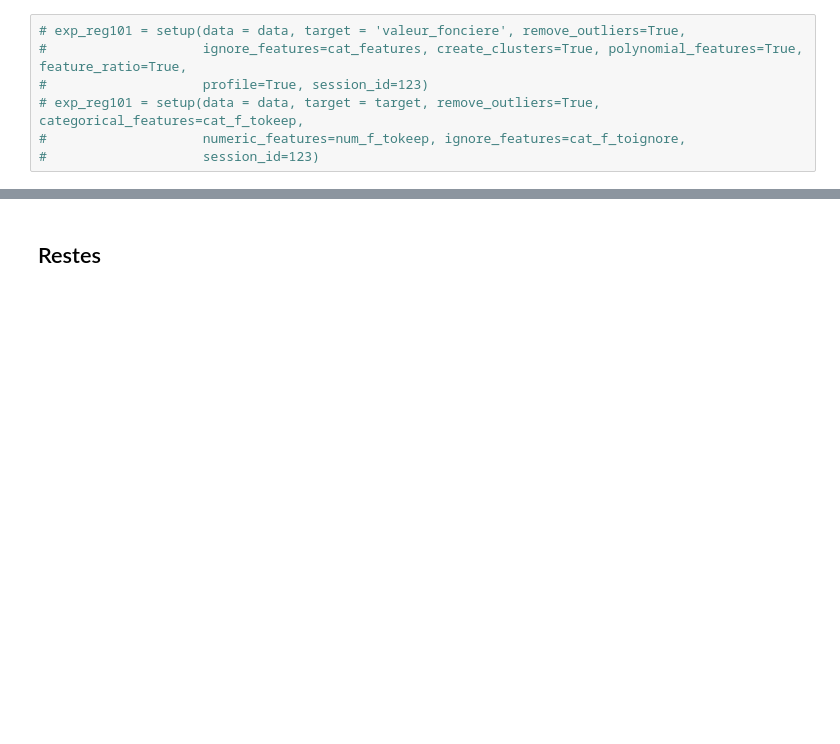
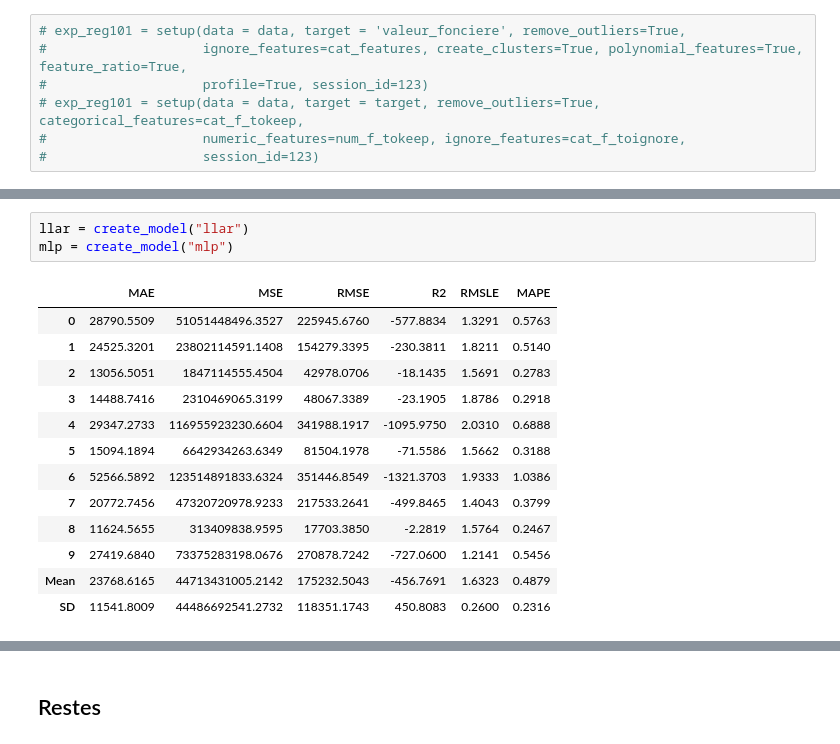
Before and after one commit to stbeau/projet-62, a Jupyter notebook: notebooks/exploratory/0.1-stbeau-Modele de depart pour tester l'API.ipynb, the cells around one changed output, grey strips where cells are left out. Drawn from its saved outputs; the diff is of its cells as text; blank space fills up the shorter version.

```diff
--- a/notebooks/exploratory/0.1-stbeau-Modele de depart pour tester l'API.ipynb
+++ b/notebooks/exploratory/0.1-stbeau-Modele de depart pour tester l'API.ipynb
@@ -93,0 +153,17 @@ compare_models(exclude=["catboost", "svm", "et", "tr", "rf", "ransac", "gbr","ad
+# %%
+llar = create_model("llar")
+mlp = create_model("mlp")
+# %% [output]
+|  | MAE | MSE | RMSE | R2 | RMSLE | MAPE |
+| 0 | 28790.5509 | 51051448496.3527 | 225945.6760 | -577.8834 | 1.3291 | 0.5763 |
+| 1 | 24525.3201 | 23802114591.1408 | 154279.3395 | -230.3811 | 1.8211 | 0.5140 |
+| 2 | 13056.5051 | 1847114555.4504 | 42978.0706 | -18.1435 | 1.5691 | 0.2783 |
+| 3 | 14488.7416 | 2310469065.3199 | 48067.3389 | -23.1905 | 1.8786 | 0.2918 |
+| 4 | 29347.2733 | 116955923230.6604 | 341988.1917 | -1095.9750 | 2.0310 | 0.6888 |
+| 5 | 15094.1894 | 6642934263.6349 | 81504.1978 | -71.5586 | 1.5662 | 0.3188 |
+| 6 | 52566.5892 | 123514891833.6324 | 351446.8549 | -1321.3703 | 1.9333 | 1.0386 |
+| 7 | 20772.7456 | 47320720978.9233 | 217533.2641 | -499.8465 | 1.4043 | 0.3799 |
+| 8 | 11624.5655 | 313409838.9595 | 17703.3850 | -2.2819 | 1.5764 | 0.2467 |
+| 9 | 27419.6840 | 73375283198.0676 | 270878.7242 | -727.0600 | 1.2141 | 0.5456 |
+| Mean | 23768.6165 | 44713431005.2142 | 175232.5043 | -456.7691 | 1.6323 | 0.4879 |
+| SD | 11541.8009 | 44486692541.2732 | 118351.1743 | 450.8083 | 0.2600 | 0.2316 |
```
Also changed, not shown: parts of 9 cells of this notebook.
